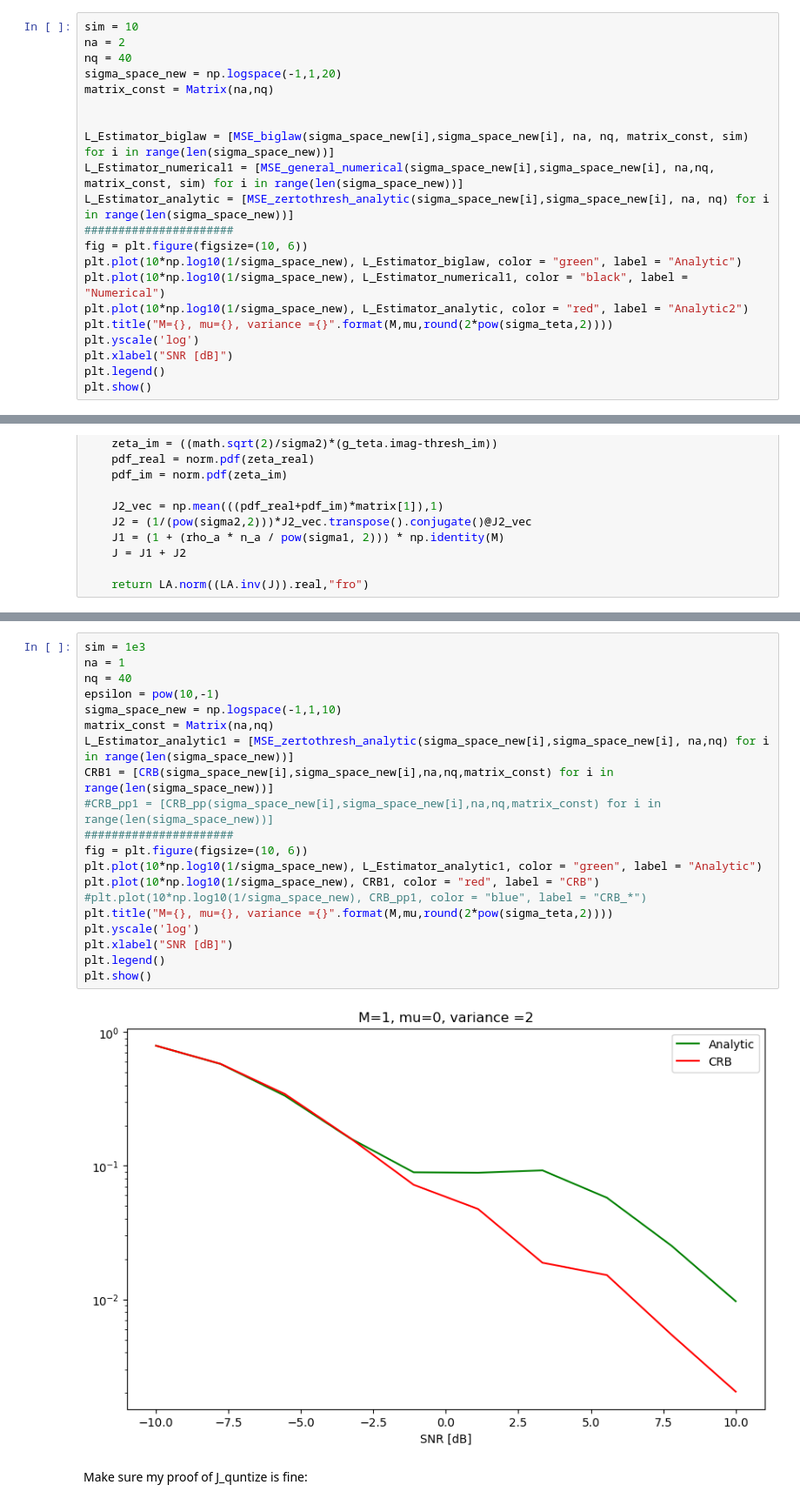
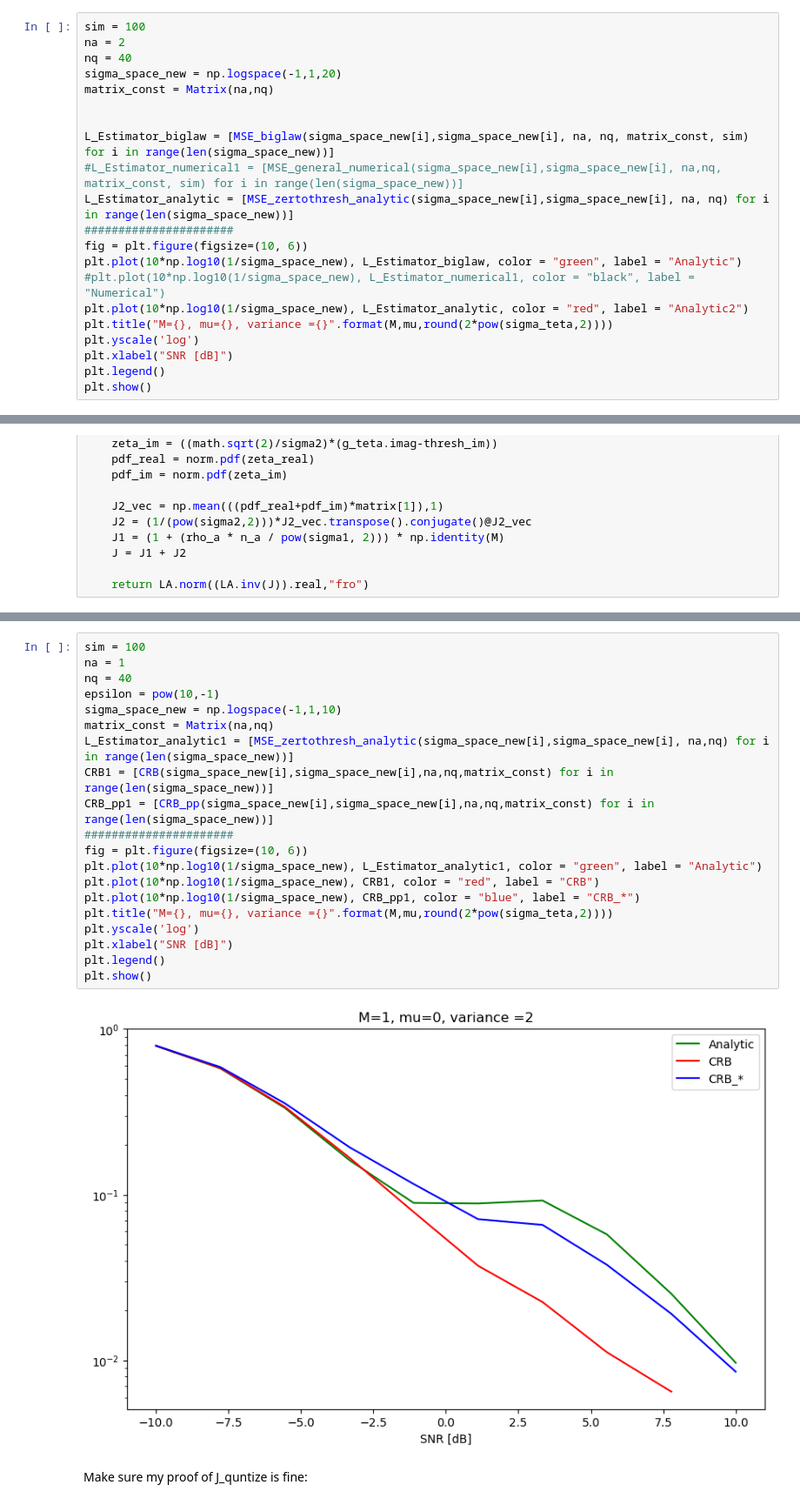
Before and after one commit to mazyaniv/Channel_Estimation, a Jupyter notebook: yaniv.ipynb, the cells around one changed output, grey strips where cells are left out. Shown at 87% size. Drawn from its saved outputs; the diff is of its cells as text.

```diff
--- a/yaniv.ipynb
+++ b/yaniv.ipynb
@@ -181,7 +181,7 @@ def MSE_biglaw(sigma1,sigma2, n_a, n_q, matrix, observ,thresh_real=0,thresh_im=0
     cov_matrix = np.mean(MSE, 0)
     return LA.norm(cov_matrix, "fro")
 # %%
-sim = 10
+sim = 100
 na = 2
 nq = 40
 sigma_space_new = np.logspace(-1,1,20)
@@ -189,12 +189,12 @@ matrix_const = Matrix(na,nq)
 
 
 L_Estimator_biglaw = [MSE_biglaw(sigma_space_new[i],sigma_space_new[i], na, nq, matrix_const, sim) for i in range(len(sigma_space_new))]
-L_Estimator_numerical1 = [MSE_general_numerical(sigma_space_new[i],sigma_space_new[i], na,nq, matrix_const, sim) for i in range(len(sigma_space_new))]
+#L_Estimator_numerical1 = [MSE_general_numerical(sigma_space_new[i],sigma_space_new[i], na,nq, matrix_const, sim) for i in range(len(sigma_space_new))]
 L_Estimator_analytic = [MSE_zertothresh_analytic(sigma_space_new[i],sigma_space_new[i], na, nq) for i in range(len(sigma_space_new))]
 ######################
 fig = plt.figure(figsize=(10, 6))
 plt.plot(10*np.log10(1/sigma_space_new), L_Estimator_biglaw, color = "green", label = "Analytic")
-plt.plot(10*np.log10(1/sigma_space_new), L_Estimator_numerical1, color = "black", label = "Numerical")
+#plt.plot(10*np.log10(1/sigma_space_new), L_Estimator_numerical1, color = "black", label = "Numerical")
 plt.plot(10*np.log10(1/sigma_space_new), L_Estimator_analytic, color = "red", label = "Analytic2")
 plt.title("M={}, mu={}, variance ={}".format(M,mu,round(2*pow(sigma_teta,2))))
 plt.yscale('log')
@@ -298,25 +310,25 @@ def bounds(sigma1,sigma2, n_a,n_q,matrix, quantize=1,observ=sim,thresh_real=0,th
 # %%
-sim = 1e3
+sim = 100
 na = 1
 nq = 40
 epsilon = pow(10,-1)
 sigma_space_new = np.logspace(-1,1,10)
 matrix_const = Matrix(na,nq)
 L_Estimator_analytic1 = [MSE_zertothresh_analytic(sigma_space_new[i],sigma_space_new[i], na,nq) for i in range(len(sigma_space_new))]
 CRB1 = [CRB(sigma_space_new[i],sigma_space_new[i],na,nq,matrix_const) for i in range(len(sigma_space_new))]
-#CRB_pp1 = [CRB_pp(sigma_space_new[i],sigma_space_new[i],na,nq,matrix_const) for i in range(len(sigma_space_new))]
+CRB_pp1 = [CRB_pp(sigma_space_new[i],sigma_space_new[i],na,nq,matrix_const) for i in range(len(sigma_space_new))]
 ######################
 fig = plt.figure(figsize=(10, 6))
 plt.plot(10*np.log10(1/sigma_space_new), L_Estimator_analytic1, color = "green", label = "Analytic")
 plt.plot(10*np.log10(1/sigma_space_new), CRB1, color = "red", label = "CRB")
-#plt.plot(10*np.log10(1/sigma_space_new), CRB_pp1, color = "blue", label = "CRB_*")
+plt.plot(10*np.log10(1/sigma_space_new), CRB_pp1, color = "blue", label = "CRB_*")
 plt.title("M={}, mu={}, variance ={}".format(M,mu,round(2*pow(sigma_teta,2))))
 plt.yscale('log')
 plt.xlabel("SNR [dB]")
 plt.legend()
 plt.show()
 # %% [output]
-[figure, old version]
+[figure, new version]
 # %% [markdown]
 Make sure my proof of J_quntize is fine:
 # %%
```
Also changed, not shown: parts of 13 cells of this notebook.
